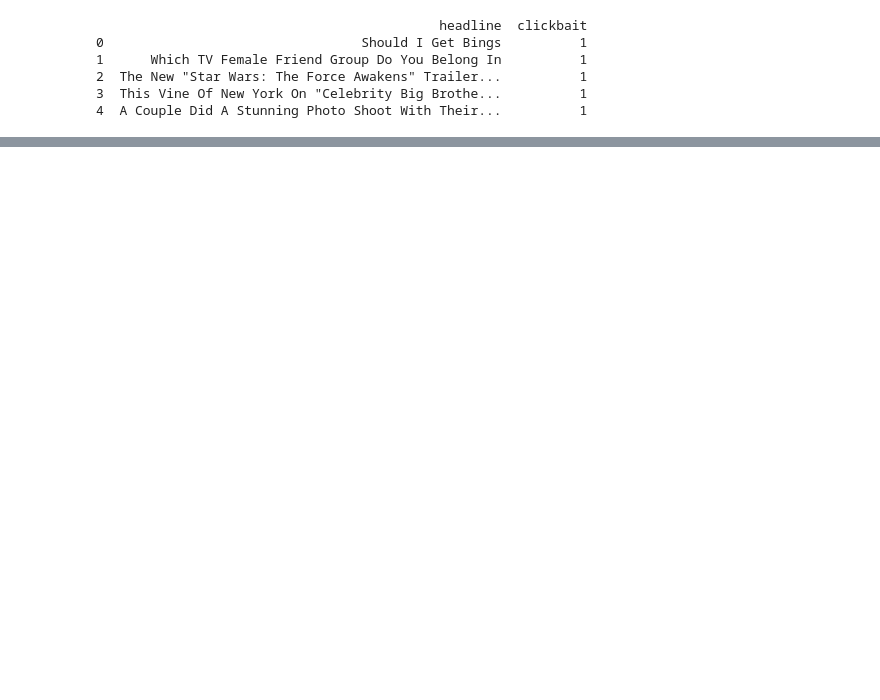
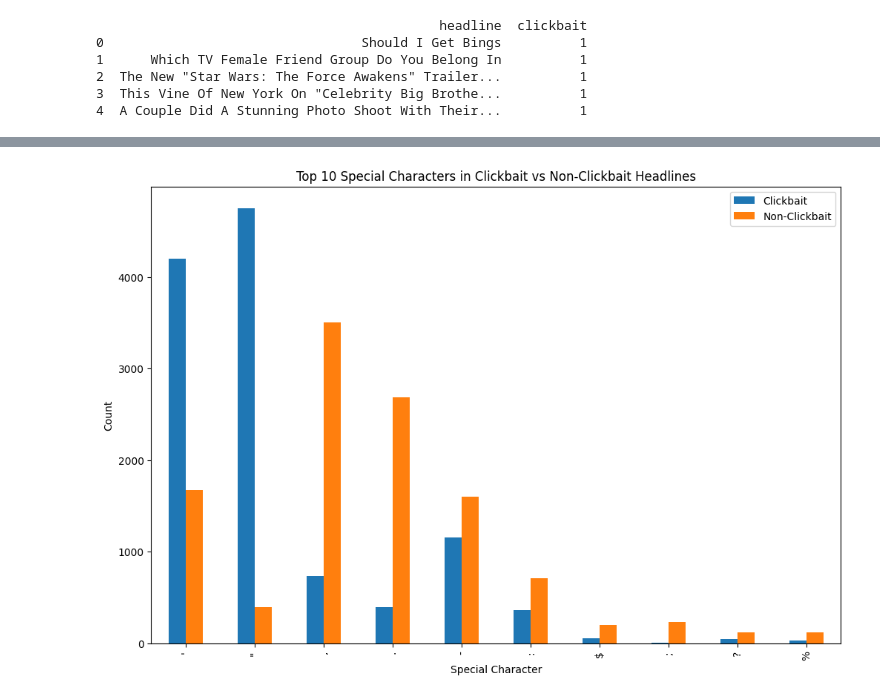
Before and after one commit to risky-dev-11/integrationsseminar_rule_based_clickbait_detection, a Jupyter notebook: rule_based_clickbait_classifier.ipynb, the cells around one changed output, grey strips where cells are left out. Drawn from its saved outputs; the diff is of its cells as text; code cells hidden in the pictures; blank space fills up the shorter version.

```diff
--- a/rule_based_clickbait_classifier.ipynb
+++ b/rule_based_clickbait_classifier.ipynb
@@ -198,0 +86,16 @@ KeyboardInterrupt:
+# %%
+import re
+
+def add_number_columns(headline: str) -> pd.Series:
+    # Add columns for headlines with no numbers, numbers at the start, and numbers in the middle
+    no_number = not bool(re.search(r'\d+', headline))
+    number_start = bool(re.match(r'^\d+', headline))
+    number_middle = bool(re.search(r'\d+', headline) and not number_start)
+
+    return pd.Series([no_number, number_start, number_middle])
+
+# Apply the add_number_columns function to each headline in the dataset
+dataset[['NoNumber', 'NumberStart', 'NumberMiddle']] = dataset['headline'].apply(add_number_columns)
+
+# Display the modified dataset
+print(dataset.head())
@@ -198,0 +116,43 @@ KeyboardInterrupt:
+# %%
+import matplotlib.pyplot as plt
+from collections import Counter
+
+# Extract special characters from headlines
+def extract_special_chars(headlines):
+    special_chars = []
+    for headline in headlines:
+        special_chars.extend(re.findall(r'[^\w\s]', headline))
+    return special_chars
+
+# Separate clickbait and non-clickbait headlines
+clickbait_headlines = dataset[dataset['clickbait'] == 1]['headline']
+non_clickbait_headlines = dataset[dataset['clickbait'] == 0]['headline']
+
+# Flatten the lists of special characters
+clickbait_special_chars_flat = extract_special_chars(clickbait_headlines)
+non_clickbait_special_chars_flat = extract_special_chars(non_clickbait_headlines)
+
+# Count the occurrences of each special character
+clickbait_special_chars_count = Counter(clickbait_special_chars_flat)
+non_clickbait_special_chars_count = Counter(non_clickbait_special_chars_flat)
+
+# Combine the counts into a DataFrame for easier plotting
+special_chars_df = pd.DataFrame({
+    'Character': list(set(clickbait_special_chars_flat + non_clickbait_special_chars_flat)),
+    'Clickbait': [clickbait_special_chars_count[char] for char in set(clickbait_special_chars_flat + non_clickbait_special_chars_flat)],
+    'Non-Clickbait': [non_clickbait_special_chars_count[char] for char in set(clickbait_special_chars_flat + non_clickbait_special_chars_flat)]
+})
+
+# Sort the DataFrame by the total count of each character
+special_chars_df['Total'] = special_chars_df['Clickbait'] + special_chars_df['Non-Clickbait']
+special_chars_df = special_chars_df.sort_values(by='Total', ascending=False).head(10)
+
+# Plot the data
+fig, ax = plt.subplots(figsize=(12, 8))
+special_chars_df.plot(kind='bar', x='Character', y=['Clickbait', 'Non-Clickbait'], ax=ax)
+plt.title('Top 10 Special Characters in Clickbait vs Non-Clickbait Headlines')
+plt.xlabel('Special Character')
+plt.ylabel('Count')
+plt.show()
+# %% [output]
+[figure, added]
```
Also changed, not shown: parts of 15 cells of this notebook, 1 other file.
